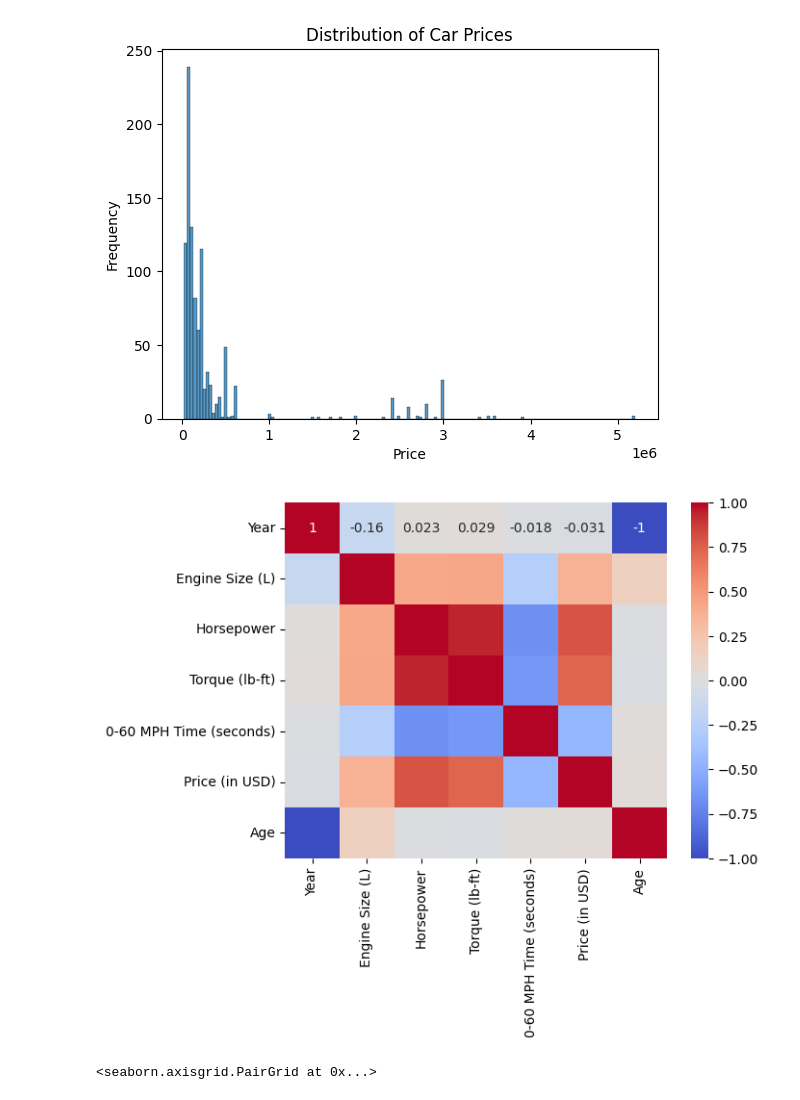
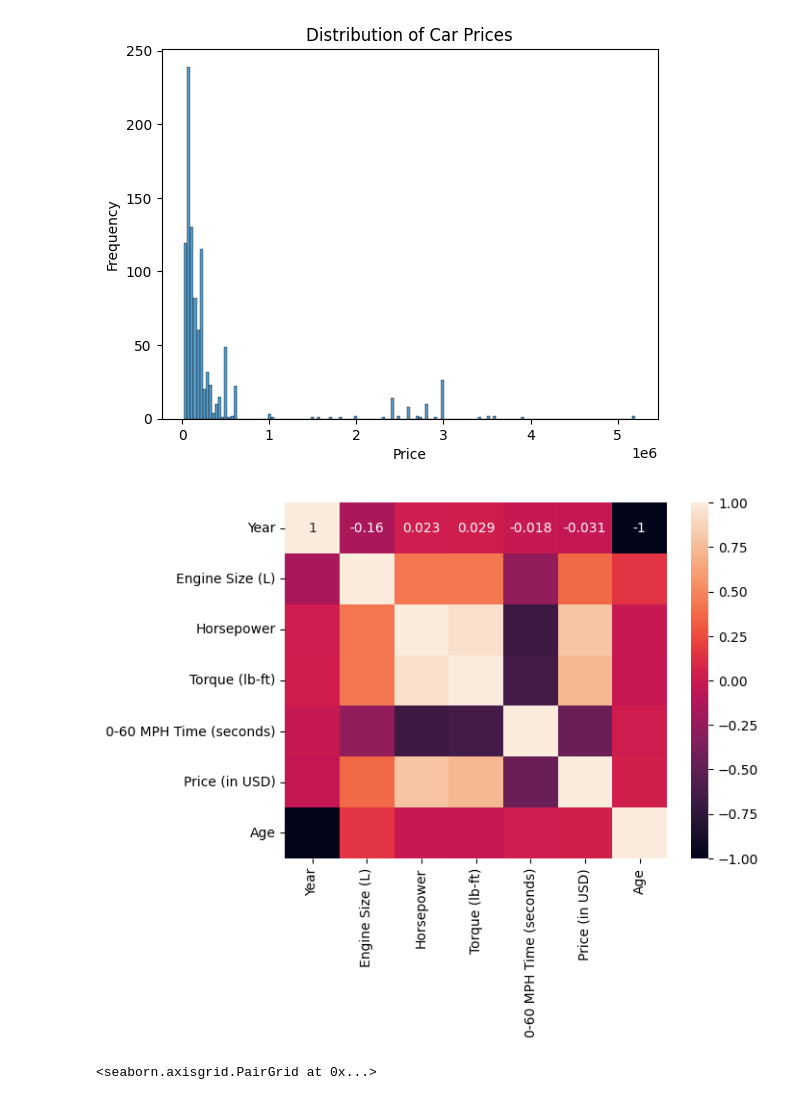
Before and after one commit to mizanulridhoaohana/machine-learning-terapan, a Jupyter notebook: sport-car-price-prediction.ipynb, the cells around one changed output. Saved outputs shown, nothing was run; the diff lists cells and outputs as text; code cells hidden in the pictures.

```diff
--- a/sport-car-price-prediction.ipynb
+++ b/sport-car-price-prediction.ipynb
@@ -196,8 +197,8 @@ corr_mat = car_df[numeric_cols].corr()
 # %%
-sns.heatmap(corr_mat,annot=True,cmap='coolwarm')
+sns.heatmap(corr_mat, annot=True)
 plt.show()
 # %% [output]
-[figure, old version]
+[figure, new version]
 # %%
 sns.pairplot(car_df[numeric_cols])
 # %% [output]
```
Also changed, not shown: parts of 4 cells of this notebook, 1 other file.
